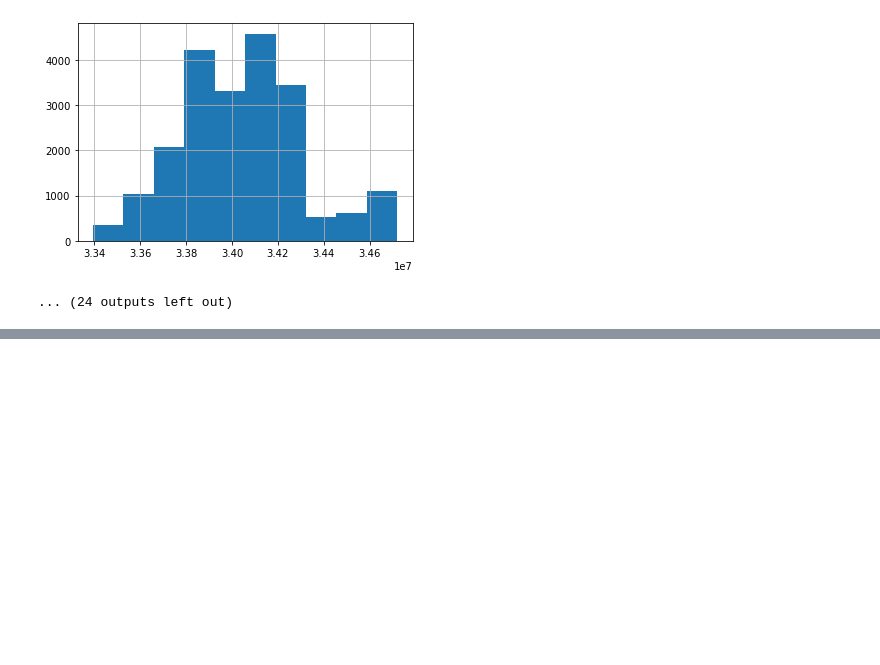
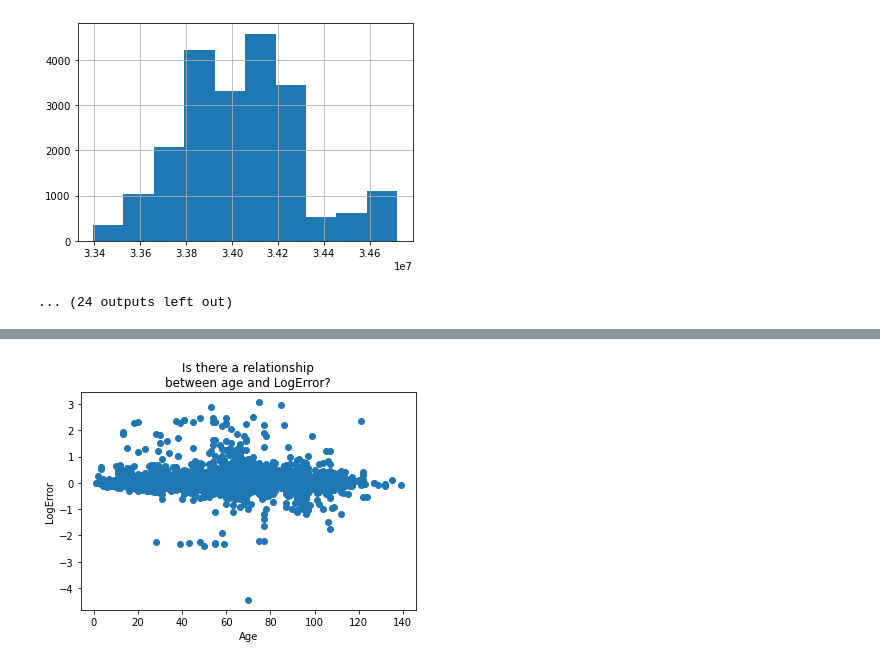
Before and after one commit to raycerna/clustering-exercises, a Jupyter notebook: explore_zillow.ipynb, the cells around one changed output, grey strips where cells are left out. Drawn from its saved outputs; the diff is of its cells as text; code cells hidden in the pictures; blank space fills up the shorter version.

```diff
--- a/explore_zillow.ipynb
+++ b/explore_zillow.ipynb
@@ -93,0 +127,9 @@ percentage_stacked_plot(account_columns, 'attributes by logerror', train)
+# %%
+# plot age by logerror
+plt.scatter(train.age, train.logerror)
+plt.xlabel("Age")
+plt.ylabel("LogError")
+plt.title("Is there a relationship\nbetween age and LogError?")
+plt.show()
+# %% [output]
+[figure, added]
```
Also changed, not shown: parts of 7 cells of this notebook.
